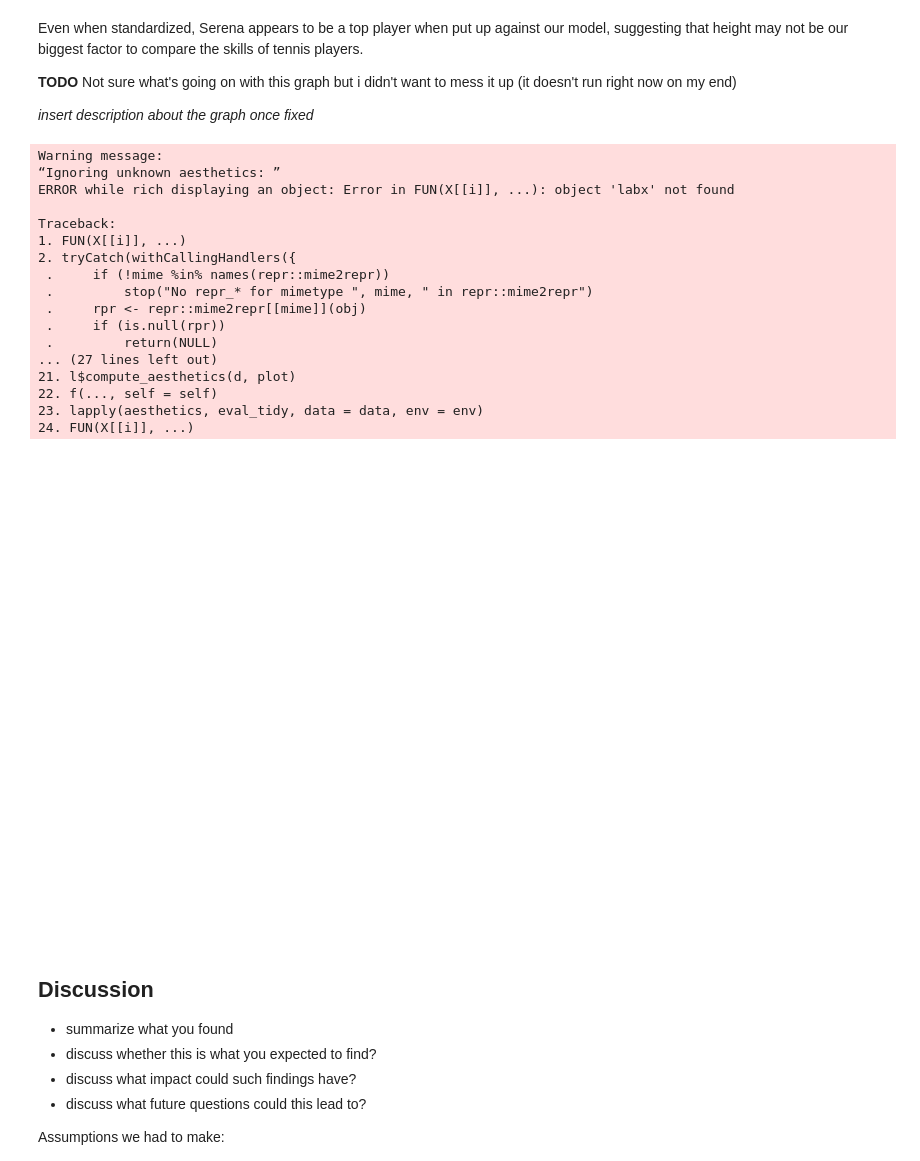
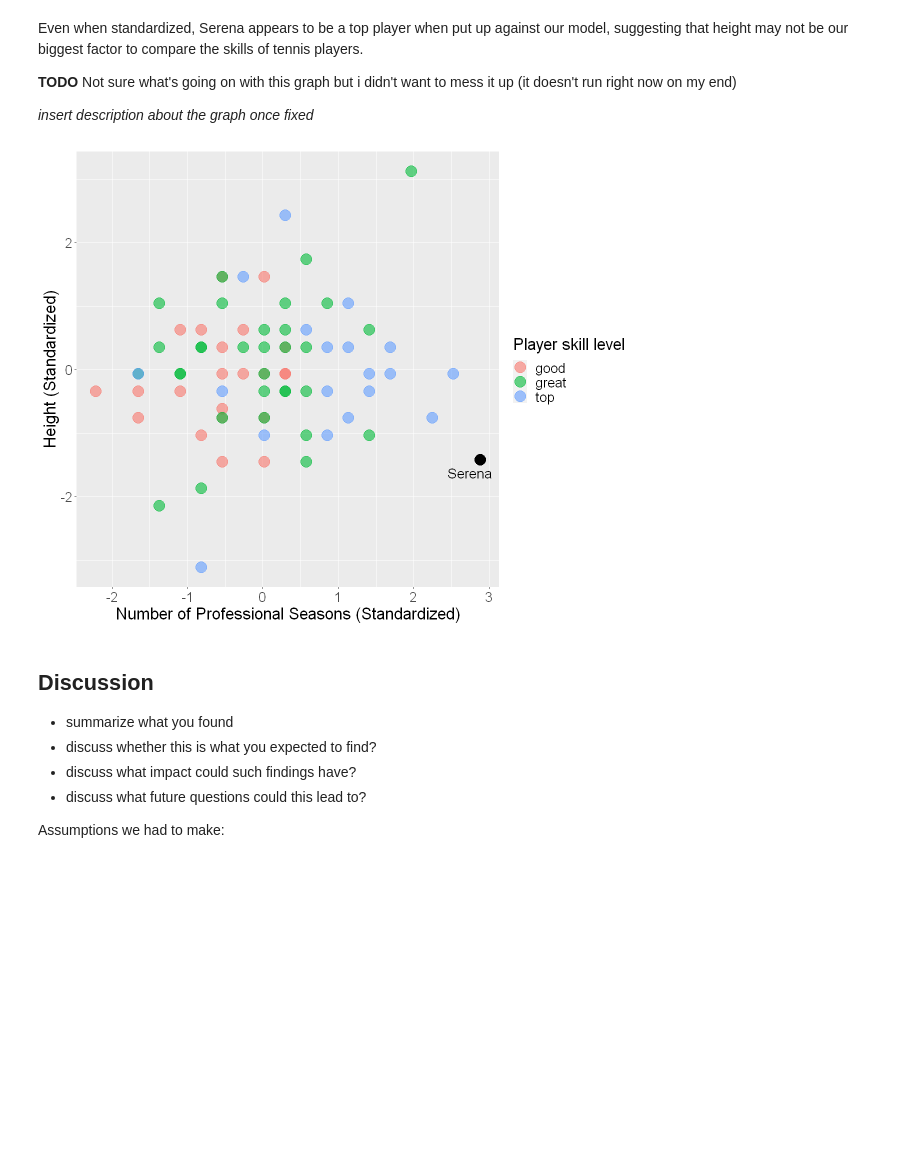
Before and after one commit to sandraradic/Tennis-Classification-Model, a Jupyter notebook: project_proposal.ipynb, the cells around one changed output. Cells and saved outputs as stored; diff of their text form; code cells hidden in the pictures; blank space fills up the shorter version.

Commit message:
fixed graph

```diff
--- a/project_proposal.ipynb
+++ b/project_proposal.ipynb
@@ -446,29 +451,13 @@ Even when standardized, Serena appears to be a top player when put up against ou
 # %%
 #graph location of serena point
 set.seed(2021)
 
 options(repr.plot.width = 10, repr.plot.height = 8)
 seas_height_plot +
-    geom_point(aes(x = 2.877747, y = -1.42267, labx), colour = "black", size = 6)
+    geom_point(aes(x = 2.877747, y = -1.42267), colour = "black", size = 6) +
+    annotate("text", x = 2.75, y = -1.63, label = "Serena", size = 6)
 # %% [output]
-Warning message:
-“Ignoring unknown aesthetics: ”
-ERROR while rich displaying an object: Error in FUN(X[[i]], ...): object 'labx' not found
-
-Traceback:
-1. FUN(X[[i]], ...)
-2. tryCatch(withCallingHandlers({
- .     if (!mime %in% names(repr::mime2repr))
- .         stop("No repr_* for mimetype ", mime, " in repr::mime2repr")
- .     rpr <- repr::mime2repr[[mime]](obj)
- .     if (is.null(rpr))
- .         return(NULL)
-... (27 lines left out)
-21. l$compute_aesthetics(d, plot)
-22. f(..., self = self)
-23. lapply(aesthetics, eval_tidy, data = data, env = env)
-24. FUN(X[[i]], ...)
-[figure, old version]
+[figure, new version]
 # %% [markdown]
 ## Discussion
 
```
Also changed, not shown: parts of 11 cells of this notebook.
